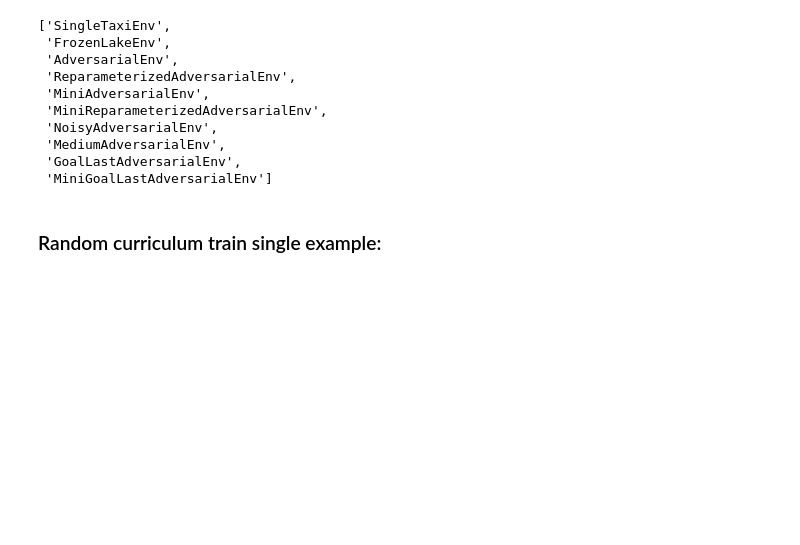
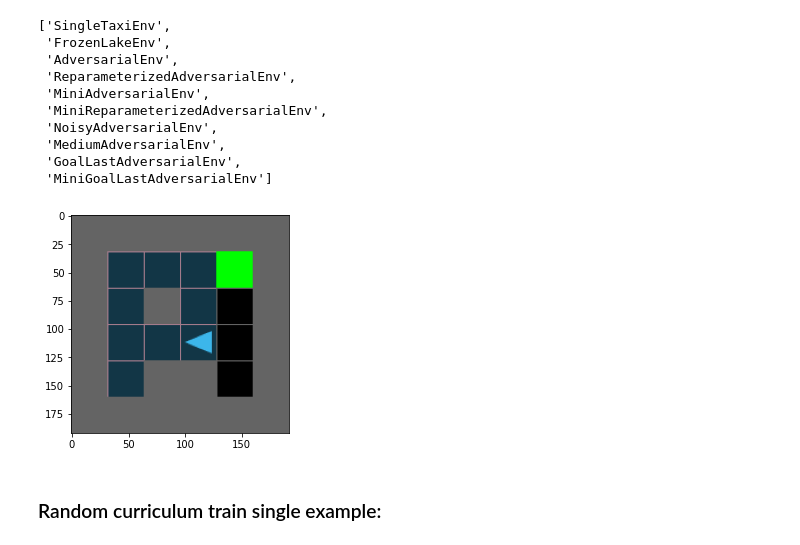
Before and after one commit to nitsan57/CDM_torch, a Jupyter notebook: cdm.ipynb, the cells around one changed output. Cells and saved outputs as stored; diff of their text form; code cells hidden in the pictures; blank space fills up the shorter version.

```diff
--- a/cdm.ipynb
+++ b/cdm.ipynb
@@ -44,3 +46,8 @@ gen_action_dim = env.get_generator_action_space().n
 # env = gym.envs.make("CartPole-v1")
 # n_actions = env.action_space.n
 # obs_shape = env.observation_space.shape
+# %%
+plt.imshow(env.render('rgb_array'))
+plt.show()
+# %% [output]
+[figure, added]
```
Also changed, not shown: parts of 20 cells of this notebook, 18 other files.
